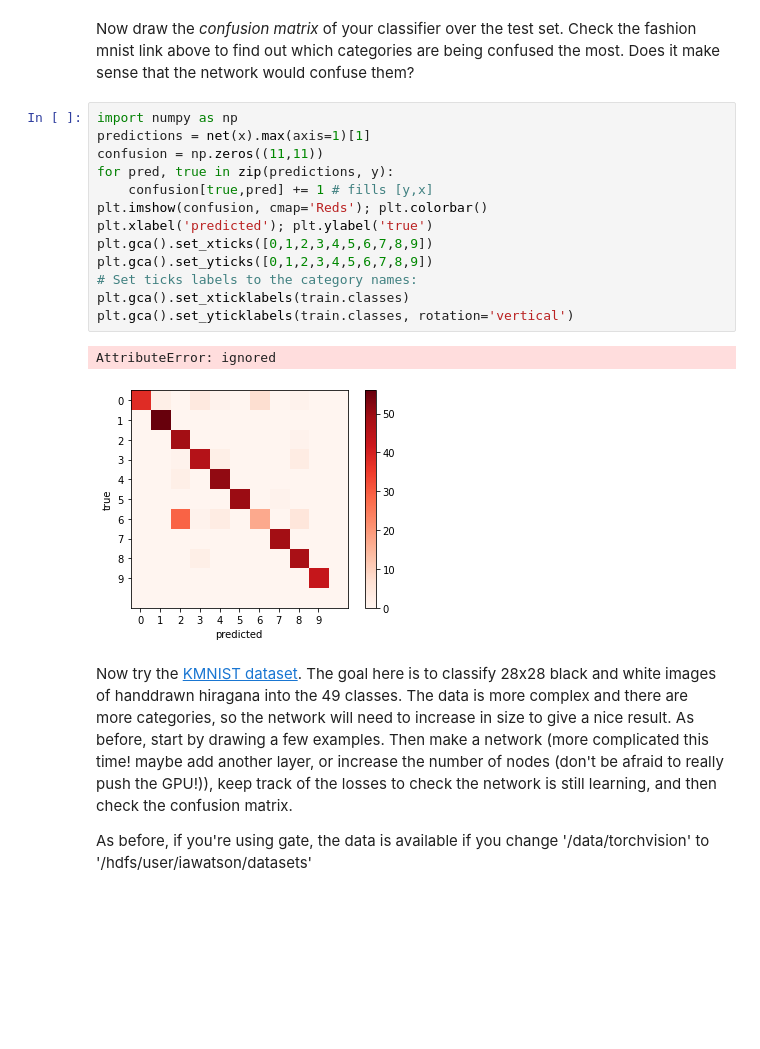
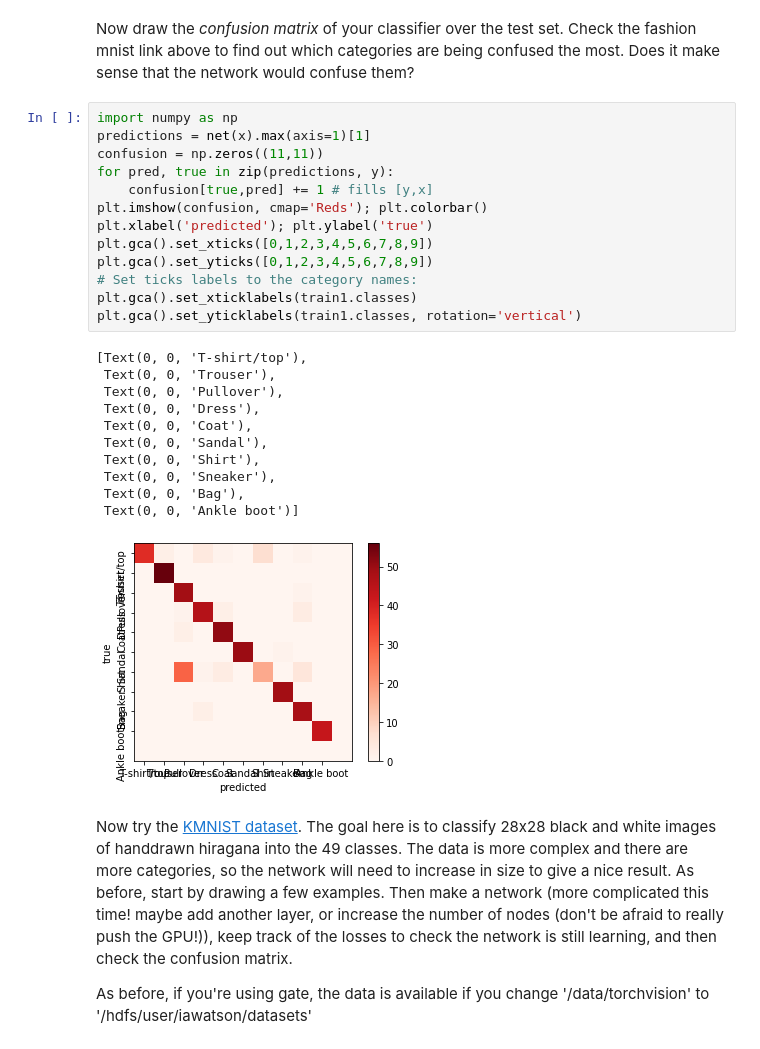
Before and after one commit to nyw-pathfinder/Deep-Learning-Bootcamp-with-PyTorch, a Jupyter notebook: 04-multinomial.ipynb, the cells around one changed output. Drawn from its saved outputs; the diff is of its cells as text; blank space fills up the shorter version.

```diff
--- a/04-multinomial.ipynb
+++ b/04-multinomial.ipynb
@@ -474,19 +474,28 @@ Now draw the *confusion matrix* of your classifier over the test set. Check the
 # %%
 import numpy as np
 predictions = net(x).max(axis=1)[1]
 confusion = np.zeros((11,11))
 for pred, true in zip(predictions, y):
     confusion[true,pred] += 1 # fills [y,x]
 plt.imshow(confusion, cmap='Reds'); plt.colorbar()
 plt.xlabel('predicted'); plt.ylabel('true')
 plt.gca().set_xticks([0,1,2,3,4,5,6,7,8,9])
 plt.gca().set_yticks([0,1,2,3,4,5,6,7,8,9])
 # Set ticks labels to the category names:
-plt.gca().set_xticklabels(train.classes)
-plt.gca().set_yticklabels(train.classes, rotation='vertical')
+plt.gca().set_xticklabels(train1.classes)
+plt.gca().set_yticklabels(train1.classes, rotation='vertical')
 # %% [output]
-AttributeError: ignored
+[Text(0, 0, 'T-shirt/top'),
+ Text(0, 0, 'Trouser'),
+ Text(0, 0, 'Pullover'),
+ Text(0, 0, 'Dress'),
+ Text(0, 0, 'Coat'),
+ Text(0, 0, 'Sandal'),
+ Text(0, 0, 'Shirt'),
+ Text(0, 0, 'Sneaker'),
+ Text(0, 0, 'Bag'),
+ Text(0, 0, 'Ankle boot')]
-[figure, old version]
+[figure, new version]
 # %% [markdown]
 Now try the [KMNIST dataset](https://github.com/rois-codh/kmnist). The goal here is to classify 28x28 black and white images of handdrawn hiragana into the 49 classes. The data is more complex and there are more categories, so the network will need to increase in size to give a nice result. As before, start by drawing a few examples. Then make a network (more complicated this time! maybe add another layer, or increase the number of nodes (don't be afraid to really push the GPU!)), keep track of the losses to check the network is still learning, and then check the confusion matrix.
 
```
